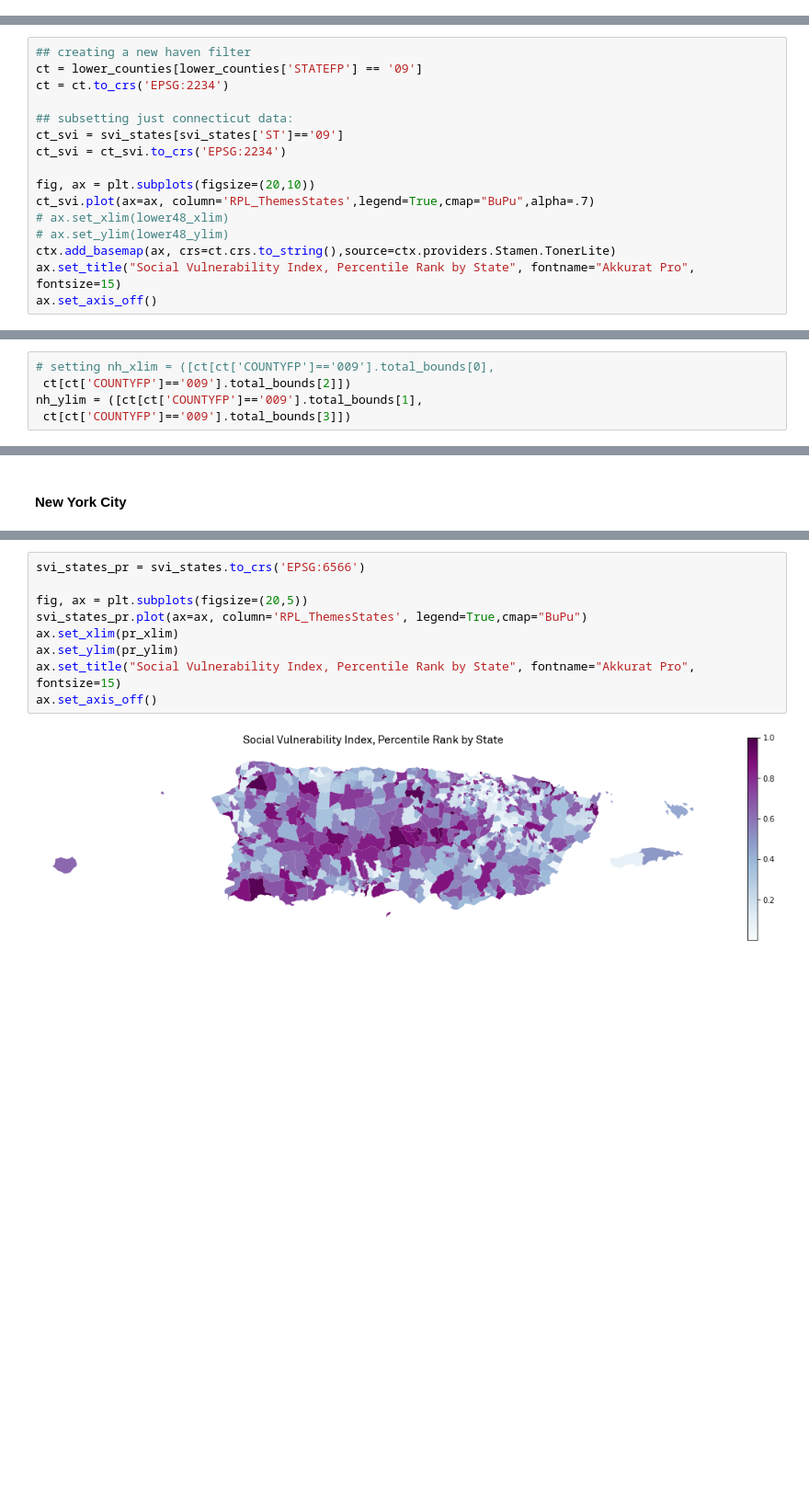
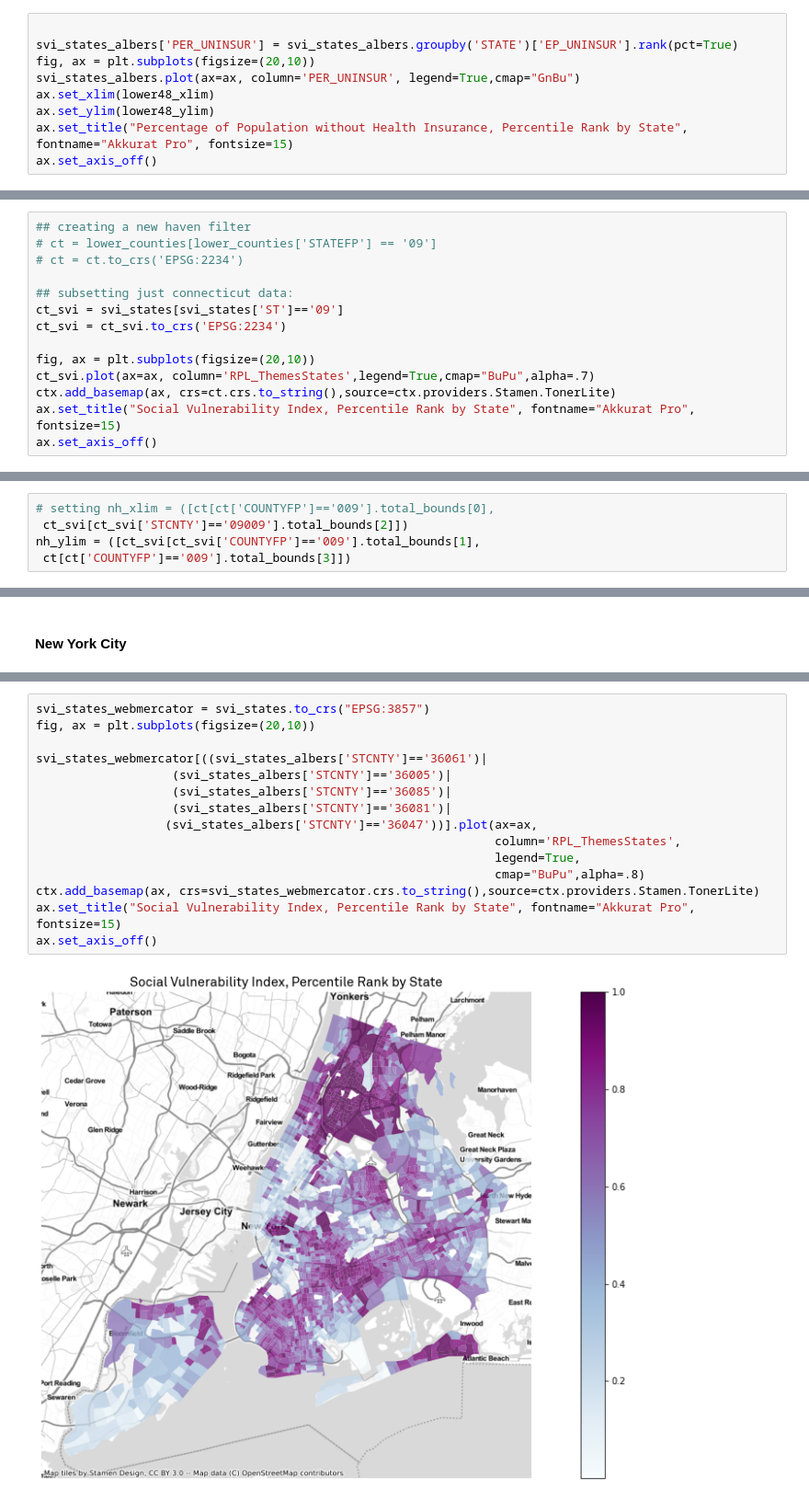
Before and after one commit to CenterForSpatialResearch/community_health_workers, a Jupyter notebook: 00_social_vulnerability_index_eda.ipynb, the cells around one changed output, grey strips where cells are left out. Shown at 92% size. Drawn from its saved outputs; the diff is of its cells as text; blank space fills up the shorter version.

```diff
--- a/00_social_vulnerability_index_eda.ipynb
+++ b/00_social_vulnerability_index_eda.ipynb
@@ -101,0 +104,9 @@ ax.set_axis_off()
+# %%
+
+svi_states_albers['PER_UNINSUR'] = svi_states_albers.groupby('STATE')['EP_UNINSUR'].rank(pct=True)
+fig, ax = plt.subplots(figsize=(20,10))
+svi_states_albers.plot(ax=ax, column='PER_UNINSUR', legend=True,cmap="GnBu")
+ax.set_xlim(lower48_xlim)
+ax.set_ylim(lower48_ylim)
+ax.set_title("Percentage of Population without Health Insurance, Percentile Rank by State", fontname="Akkurat Pro", fontsize=15)
+ax.set_axis_off()
@@ -103,8 +116,8 @@ ax.set_axis_off()
 #### Connecticut
 # %%
 ## creating a new haven filter
-ct = lower_counties[lower_counties['STATEFP'] == '09']
-ct = ct.to_crs('EPSG:2234')
+# ct = lower_counties[lower_counties['STATEFP'] == '09']
+# ct = ct.to_crs('EPSG:2234')
 
 ## subsetting just connecticut data:
 ct_svi = svi_states[svi_states['ST']=='09']
@@ -112,8 +125,6 @@ ct_svi = ct_svi.to_crs('EPSG:2234')
 
 fig, ax = plt.subplots(figsize=(20,10))
 ct_svi.plot(ax=ax, column='RPL_ThemesStates',legend=True,cmap="BuPu",alpha=.7)
-# ax.set_xlim(lower48_xlim)
-# ax.set_ylim(lower48_ylim)
 ctx.add_basemap(ax, crs=ct.crs.to_string(),source=ctx.providers.Stamen.TonerLite)
 ax.set_title("Social Vulnerability Index, Percentile Rank by State", fontname="Akkurat Pro", fontsize=15)
 ax.set_axis_off()
@@ -123,8 +134,8 @@ ax.set_axis_off()
 #### New Haven
 # %%
 # setting nh_xlim = ([ct[ct['COUNTYFP']=='009'].total_bounds[0],
- ct[ct['COUNTYFP']=='009'].total_bounds[2]])
-nh_ylim = ([ct[ct['COUNTYFP']=='009'].total_bounds[1],
+ ct_svi[ct_svi['STCNTY']=='09009'].total_bounds[2]])
+nh_ylim = ([ct_svi[ct_svi['COUNTYFP']=='009'].total_bounds[1],
  ct[ct['COUNTYFP']=='009'].total_bounds[3]])
 # %%
 fig, ax = plt.subplots(figsize=(20,10))
@@ -145,11 +154,17 @@ ax.set_axis_off()
 # %%
-svi_states_pr = svi_states.to_crs('EPSG:6566')
+svi_states_webmercator = svi_states.to_crs("EPSG:3857")
+fig, ax = plt.subplots(figsize=(20,10))
 
-fig, ax = plt.subplots(figsize=(20,5))
-svi_states_pr.plot(ax=ax, column='RPL_ThemesStates', legend=True,cmap="BuPu")
-ax.set_xlim(pr_xlim)
-ax.set_ylim(pr_ylim)
+svi_states_webmercator[((svi_states_albers['STCNTY']=='36061')|
+                   (svi_states_albers['STCNTY']=='36005')|
+                   (svi_states_albers['STCNTY']=='36085')|
+                   (svi_states_albers['STCNTY']=='36081')|
+                  (svi_states_albers['STCNTY']=='36047'))].plot(ax=ax,
+                                                                column='RPL_ThemesStates',
+                                                                legend=True,
+                                                                cmap="BuPu",alpha=.8)
+ctx.add_basemap(ax, crs=svi_states_webmercator.crs.to_string(),source=ctx.providers.Stamen.TonerLite)
 ax.set_title("Social Vulnerability Index, Percentile Rank by State", fontname="Akkurat Pro", fontsize=15)
 ax.set_axis_off()
 # %% [output]
-[figure, old version]
+[figure, new version]
```
Also changed, not shown: parts of 5 cells of this notebook.
